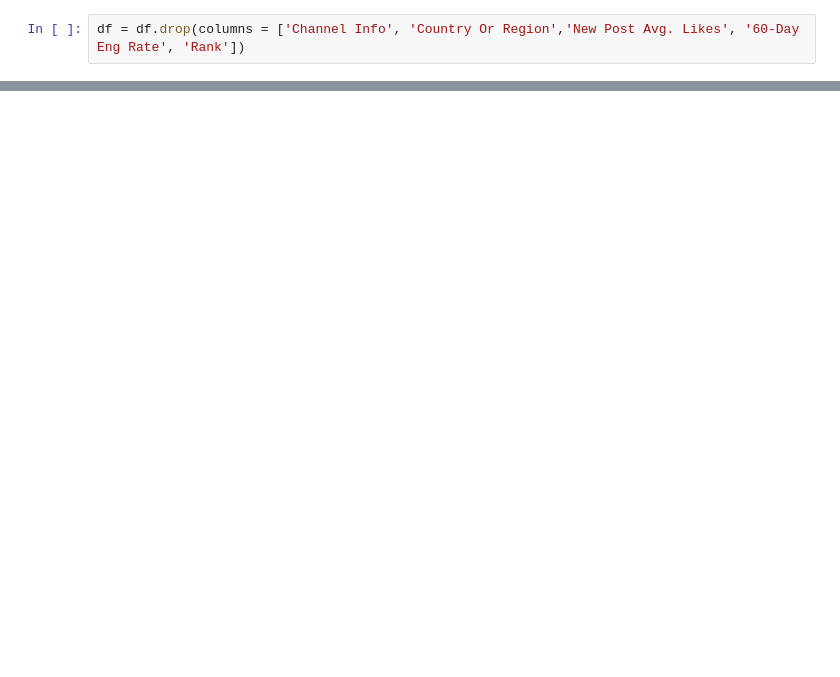
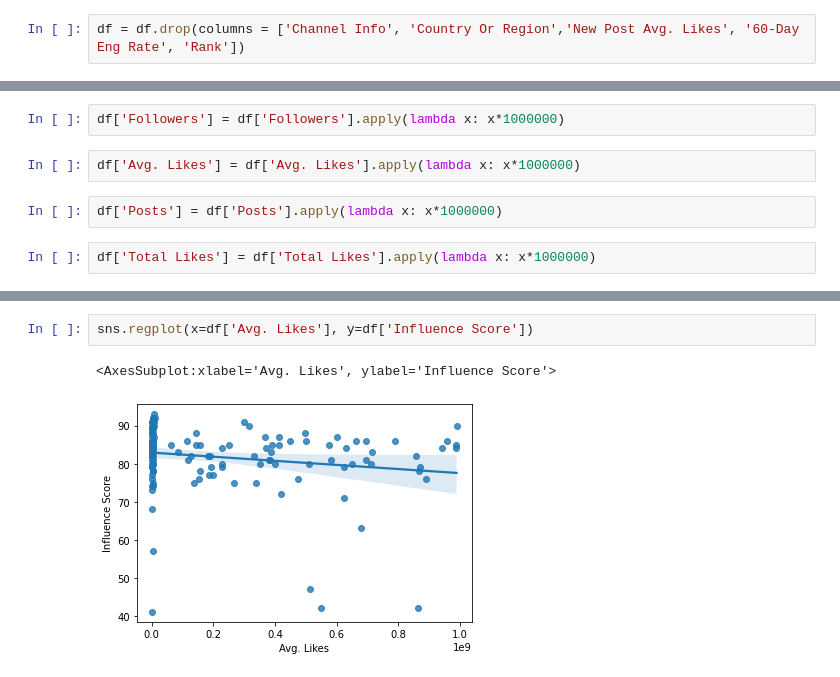
Before and after one commit to AndrewABrain/CCIC_DS1, a Jupyter notebook: InstagramAnalysis.ipynb, the cells around one changed output, grey strips where cells are left out. Saved outputs shown, nothing was run; the diff lists cells and outputs as text; blank space fills up the shorter version.

```diff
--- a/InstagramAnalysis.ipynb
+++ b/InstagramAnalysis.ipynb
@@ -63,0 +36,8 @@ df['Total Likes'] = df['Total Likes'].astype(float)
+# %%
+df['Followers'] = df['Followers'].apply(lambda x: x*1000000)
+# %%
+df['Avg. Likes'] = df['Avg. Likes'].apply(lambda x: x*1000000)
+# %%
+df['Posts'] = df['Posts'].apply(lambda x: x*1000000)
+# %%
+df['Total Likes'] = df['Total Likes'].apply(lambda x: x*1000000)
@@ -79,0 +214,5 @@ memory usage: 6.4 KB
+# %%
+sns.regplot(x=df['Avg. Likes'], y=df['Influence Score'])
+# %% [output]
+<AxesSubplot:xlabel='Avg. Likes', ylabel='Influence Score'>
+[figure, added]
```
Also changed, not shown: parts of 52 cells of this notebook.
